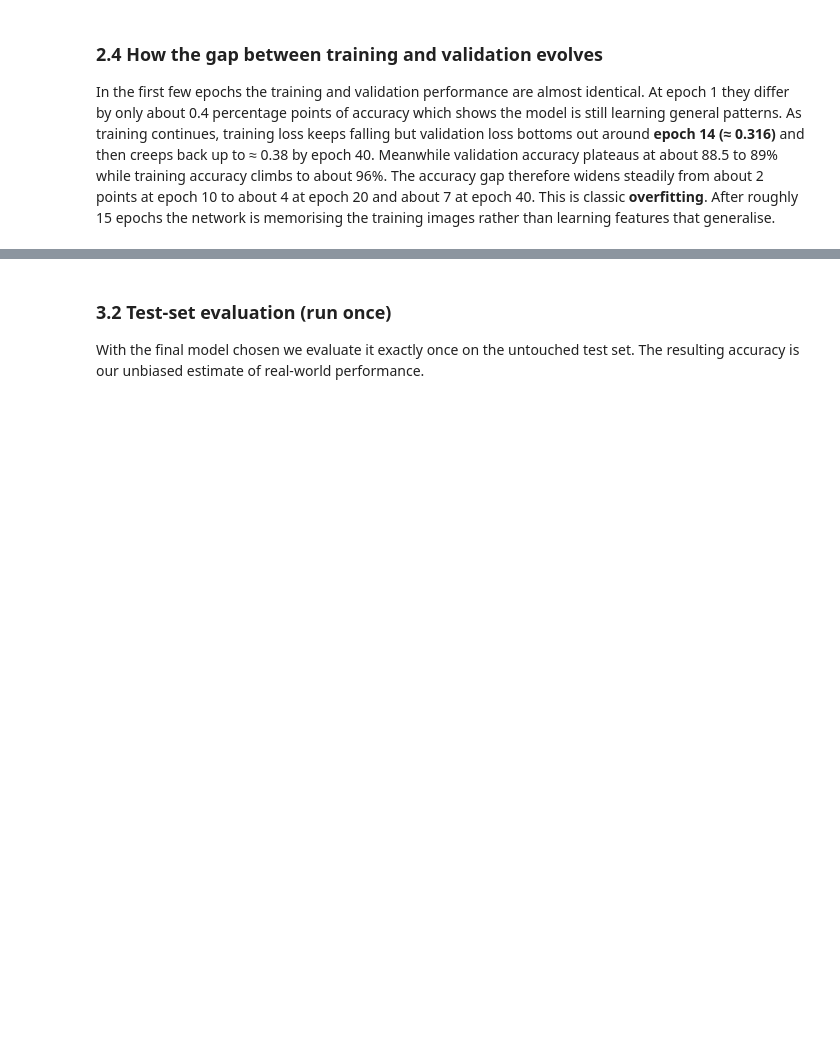
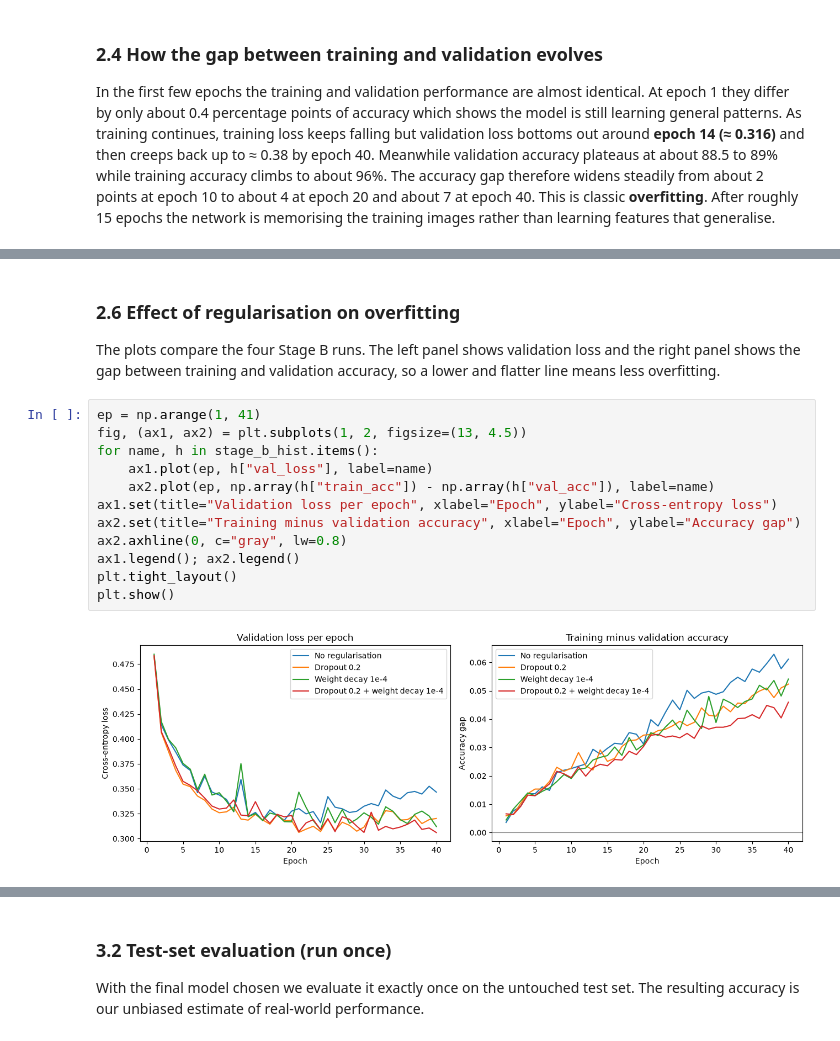
Before and after one commit to Ridzzz0Alam/image-classification-with-ann, a Jupyter notebook: Ridwan_Project09.ipynb, the cells around one changed output, grey strips where cells are left out. Drawn from its saved outputs; the diff is of its cells as text; blank space fills up the shorter version.

```diff
--- a/Ridwan_Project09.ipynb
+++ b/Ridwan_Project09.ipynb
@@ -308,0 +408,18 @@ In the first few epochs the training and validation performance are almost ident
+# %% [markdown]
+### 2.6 Effect of regularisation on overfitting
+
+The plots compare the four Stage B runs. The left panel shows validation loss and the right panel shows the gap between training and validation accuracy, so a lower and flatter line means less overfitting.
+# %%
+ep = np.arange(1, 41)
+fig, (ax1, ax2) = plt.subplots(1, 2, figsize=(13, 4.5))
+for name, h in stage_b_hist.items():
+    ax1.plot(ep, h["val_loss"], label=name)
+    ax2.plot(ep, np.array(h["train_acc"]) - np.array(h["val_acc"]), label=name)
+ax1.set(title="Validation loss per epoch", xlabel="Epoch", ylabel="Cross-entropy loss")
+ax2.set(title="Training minus validation accuracy", xlabel="Epoch", ylabel="Accuracy gap")
+ax2.axhline(0, c="gray", lw=0.8)
+ax1.legend(); ax2.legend()
+plt.tight_layout()
+plt.show()
+# %% [output]
+[figure, added]
```
Also changed, not shown: parts of 17 cells of this notebook, 1 other file.
